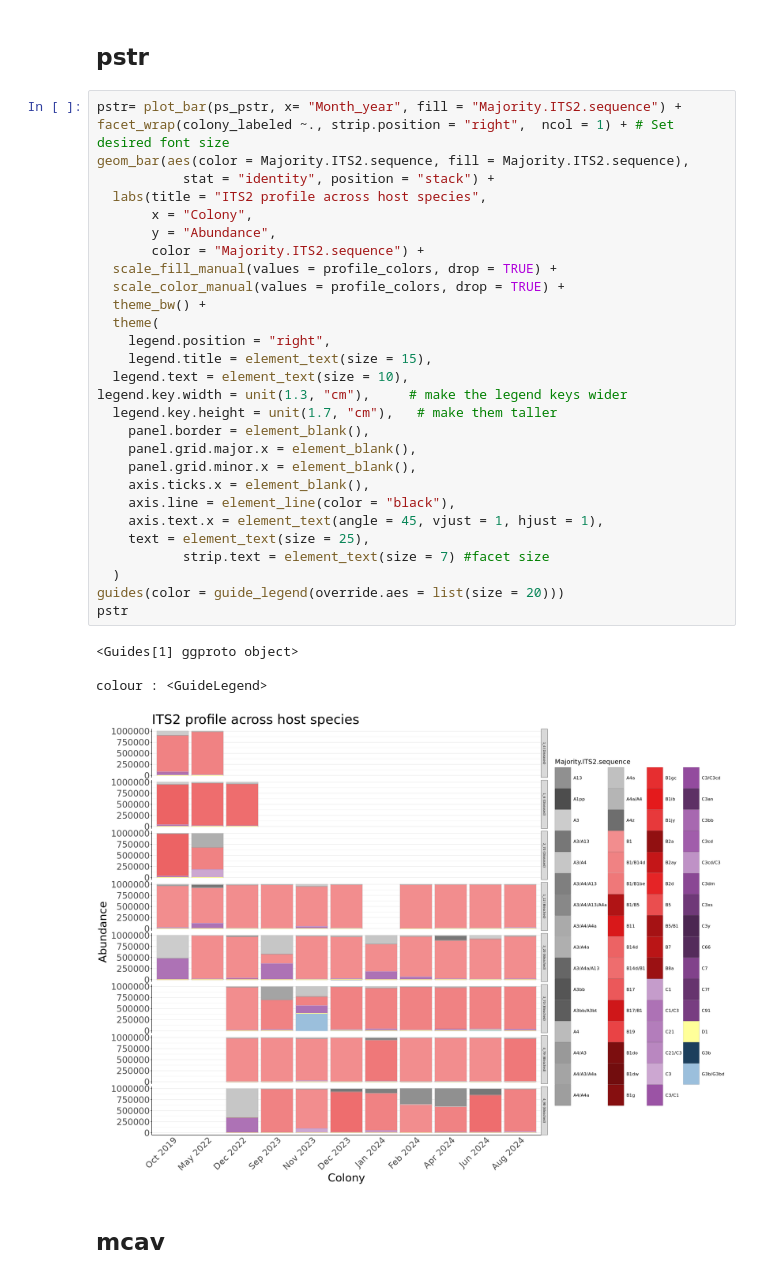
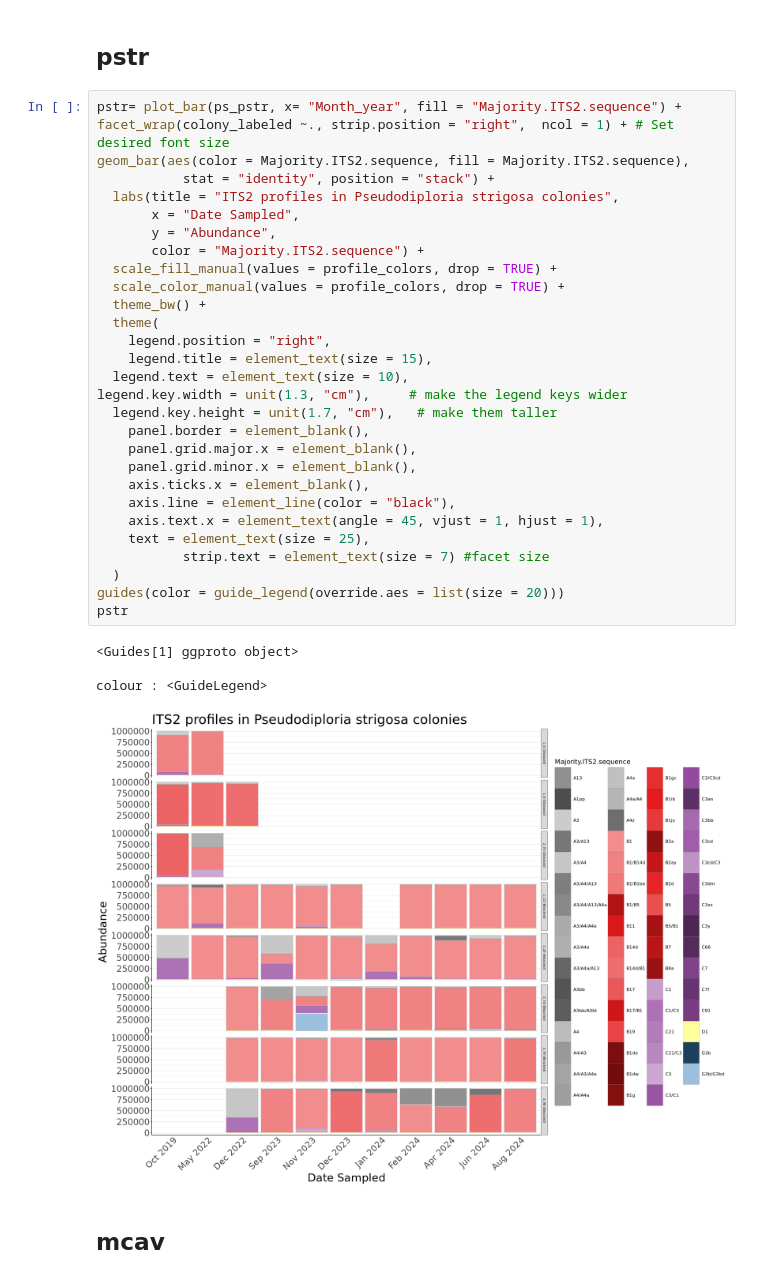
Before and after one commit to cdesouza02/BEL_16S_ITS2, a Jupyter notebook: BEL_ITS2_outputs/its2_colonies.ipynb, the cells around one changed output. Drawn from its saved outputs; the diff is of its cells as text.

Commit message:
edit colonies x time plots

```diff
--- a/BEL_ITS2_outputs/its2_colonies.ipynb
+++ b/BEL_ITS2_outputs/its2_colonies.ipynb
@@ -492,36 +492,36 @@ colour : <GuideLegend>
 pstr= plot_bar(ps_pstr, x= "Month_year", fill = "Majority.ITS2.sequence") +
 facet_wrap(colony_labeled ~., strip.position = "right",  ncol = 1) + # Set desired font size
 geom_bar(aes(color = Majority.ITS2.sequence, fill = Majority.ITS2.sequence),
            stat = "identity", position = "stack") +
-  labs(title = "ITS2 profile across host species",
-       x = "Colony",
+  labs(title = "ITS2 profiles in Pseudodiploria strigosa colonies",
+       x = "Date Sampled",
        y = "Abundance",
        color = "Majority.ITS2.sequence") +
   scale_fill_manual(values = profile_colors, drop = TRUE) +
   scale_color_manual(values = profile_colors, drop = TRUE) +
   theme_bw() +
   theme(
     legend.position = "right",
     legend.title = element_text(size = 15),
   legend.text = element_text(size = 10),
 legend.key.width = unit(1.3, "cm"),     # make the legend keys wider
   legend.key.height = unit(1.7, "cm"),   # make them taller
     panel.border = element_blank(),
     panel.grid.major.x = element_blank(),
     panel.grid.minor.x = element_blank(),
     axis.ticks.x = element_blank(),
     axis.line = element_line(color = "black"),
     axis.text.x = element_text(angle = 45, vjust = 1, hjust = 1),
     text = element_text(size = 25),
            strip.text = element_text(size = 7) #facet size
   )
 guides(color = guide_legend(override.aes = list(size = 20)))
 pstr
 # %% [output]
 <Guides[1] ggproto object>
 
 colour : <GuideLegend>
-[figure, old version]
+[figure, new version]
 # %% [markdown]
 ## mcav
 # %%
```
Also changed, not shown: parts of 3 cells of this notebook.
